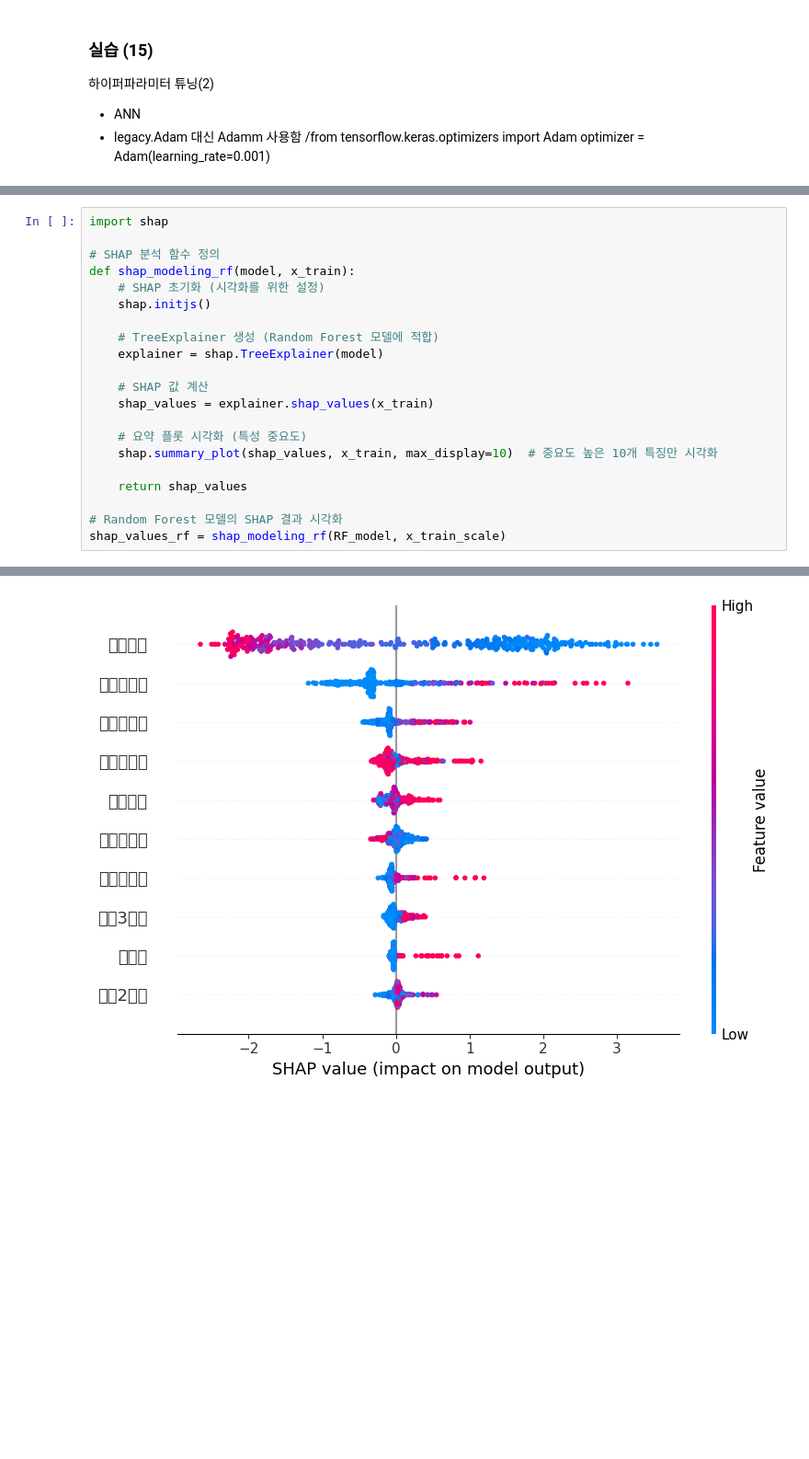
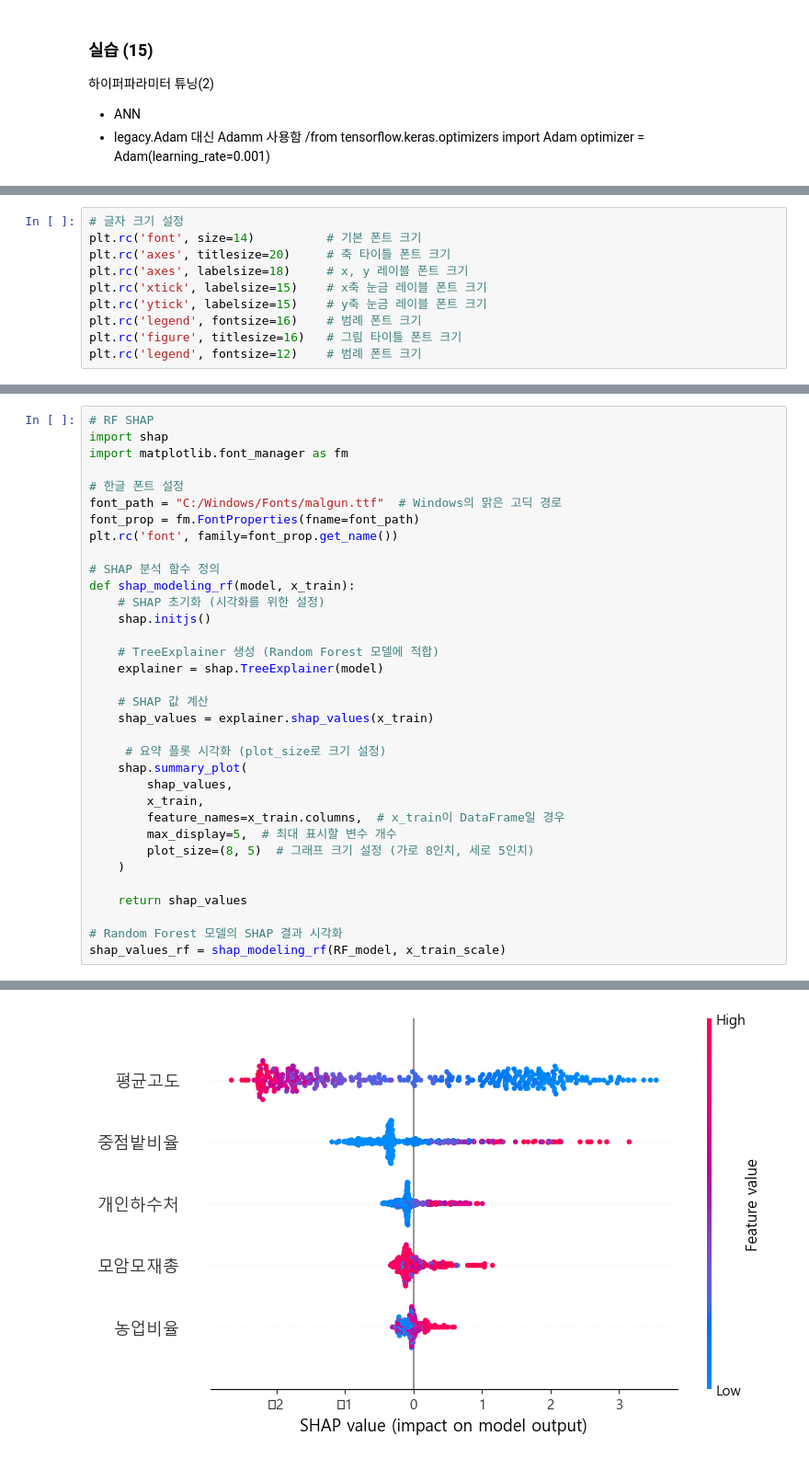
Before and after one commit to kona0107/Python_Projects, a Jupyter notebook: Jeju_Water/ML_practice 11.ipynb, the cells around one changed output, grey strips where cells are left out. Shown at 92% size. Cells and saved outputs as stored; diff of their text form; blank space fills up the shorter version.

Commit message:
jeju SHAP 250102

```diff
--- a/Jeju_Water/ML_practice 11.ipynb
+++ b/Jeju_Water/ML_practice 11.ipynb
@@ -484 +475,11 @@ KeyboardInterrupt:
+# %%
+# 글자 크기 설정
+plt.rc('font', size=14)          # 기본 폰트 크기
+plt.rc('axes', titlesize=20)     # 축 타이틀 폰트 크기
+plt.rc('axes', labelsize=18)     # x, y 레이블 폰트 크기
+plt.rc('xtick', labelsize=15)    # x축 눈금 레이블 폰트 크기
+plt.rc('ytick', labelsize=15)    # y축 눈금 레이블 폰트 크기
+plt.rc('legend', fontsize=16)    # 범례 폰트 크기
+plt.rc('figure', titlesize=16)   # 그림 타이틀 폰트 크기
+plt.rc('legend', fontsize=12)    # 범례 폰트 크기
 # %%
@@ -603,24 +607,37 @@ graph_rf(RF_model, "Random Forest Model Results", x_train_scale, x_test_scale, y
 # %%
+# RF SHAP
 import shap
+import matplotlib.font_manager as fm
+
+# 한글 폰트 설정
+font_path = "C:/Windows/Fonts/malgun.ttf"  # Windows의 맑은 고딕 경로
+font_prop = fm.FontProperties(fname=font_path)
+plt.rc('font', family=font_prop.get_name())
 
 # SHAP 분석 함수 정의
 def shap_modeling_rf(model, x_train):
     # SHAP 초기화 (시각화를 위한 설정)
     shap.initjs()
 
     # TreeExplainer 생성 (Random Forest 모델에 적합)
     explainer = shap.TreeExplainer(model)
 
     # SHAP 값 계산
     shap_values = explainer.shap_values(x_train)
 
-    # 요약 플롯 시각화 (특성 중요도)
-    shap.summary_plot(shap_values, x_train, max_display=10)  # 중요도 높은 10개 특징만 시각화
+     # 요약 플롯 시각화 (plot_size로 크기 설정)
+    shap.summary_plot(
+        shap_values,
+        x_train,
+        feature_names=x_train.columns,  # x_train이 DataFrame일 경우
+        max_display=5,  # 최대 표시할 변수 개수
+        plot_size=(8, 5)  # 그래프 크기 설정 (가로 8인치, 세로 5인치)
+    )
 
     return shap_values
 
 # Random Forest 모델의 SHAP 결과 시각화
 shap_values_rf = shap_modeling_rf(RF_model, x_train_scale)
 # %% [output]
 [interactive output not drawn]
-[figure, old version]
+[figure, new version]
```
Also changed, not shown: parts of 6 cells of this notebook.
